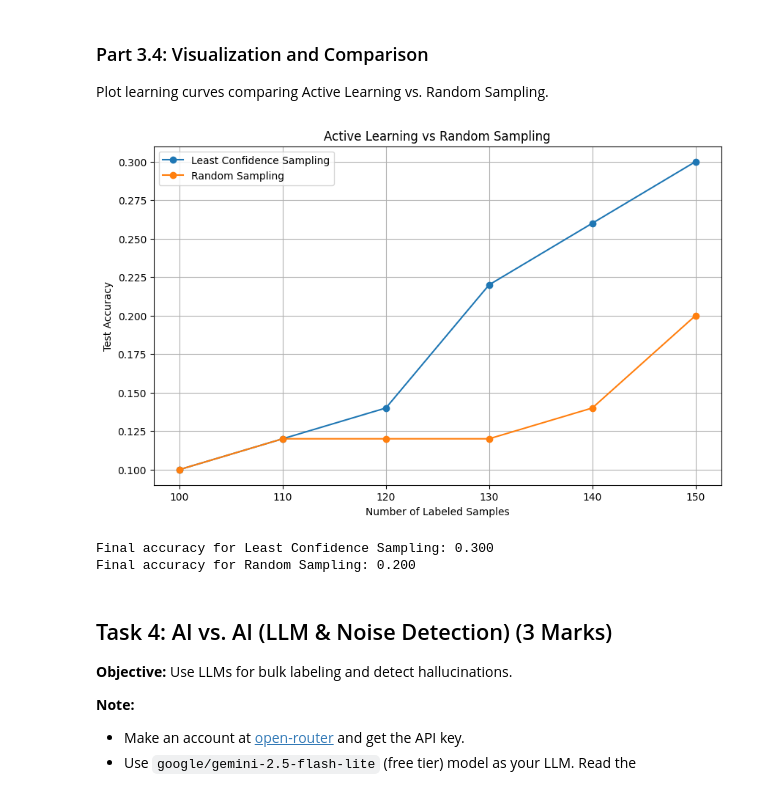
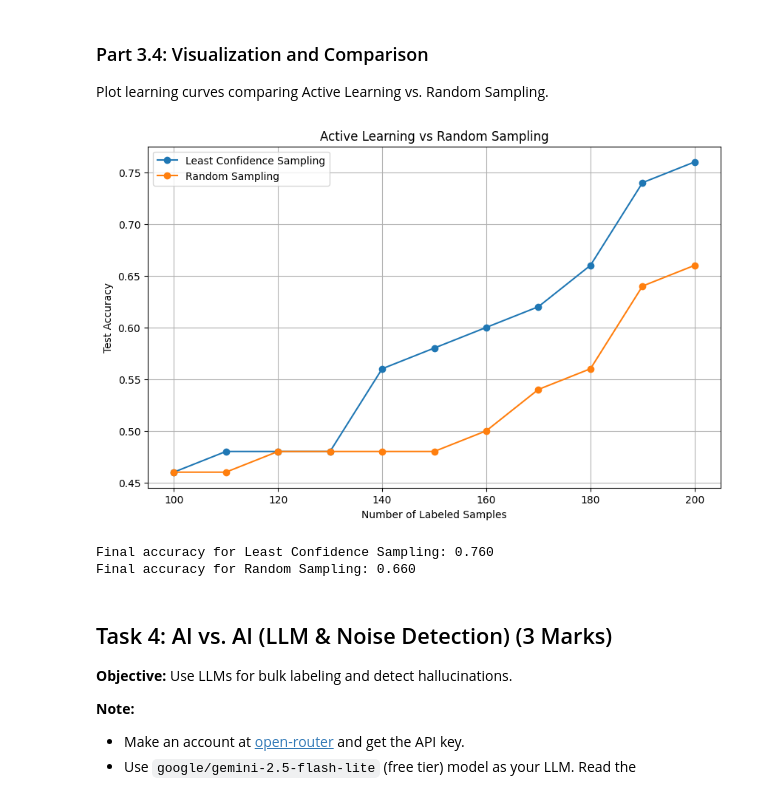
Before and after one commit to yuvraj-rathod-1202/sttai_assignments, a Jupyter notebook: assignment2/assignment2-stt.ipynb, the cells around one changed output. Drawn from its saved outputs; the diff is of its cells as text; code cells hidden in the pictures.

Commit message:
increased steps in active learning loop

```diff
--- a/assignment2/assignment2-stt.ipynb
+++ b/assignment2/assignment2-stt.ipynb
@@ -704,7 +701,7 @@ def run_active_learning_loop(X_seed, y_seed, X_pool, y_pool, X_test, y_test,
 
 
     # Train initial model on seed data
-    model = LogisticRegression(multi_class='multinomial', solver='lbfgs', max_iter=1000)
+    model = LogisticRegression(solver='lbfgs', max_iter=1000)
     model.fit(X_train, y_train)
 
     # TODO: Evaluate initial model and log results
@@ -742,7 +739,7 @@ def run_active_learning_loop(X_seed, y_seed, X_pool, y_pool, X_test, y_test,
     return n_labels_history, accuracy_history
 
 # TODO: Run active learning with least confidence strategy
-n_labels_lc, acc_lc = run_active_learning_loop(X_seed, y_seed, X_pool, y_pool, X_test, y_test, least_confidence_sampling)
+n_labels_lc, acc_lc = run_active_learning_loop(X_seed, y_seed, X_pool, y_pool, X_test, y_test, least_confidence_sampling, steps=10)
 # %% [markdown]
 ### Part 3.4: Visualization and Comparison
 
@@ -750,25 +747,25 @@ Plot learning curves comparing Active Learning vs. Random Sampling.
 # %%
 # TODO: Run active learning with random sampling (baseline)
 # TODO: Plot learning curves of active learning and random sampling wrt to number of samples
-n_labels_random, acc_random = run_active_learning_loop(X_seed, y_seed, X_pool, y_pool, X_test, y_test, random_sampling)
+n_labels_random, acc_random = run_active_learning_loop(X_seed, y_seed, X_pool, y_pool, X_test, y_test, random_sampling, steps=10)
 plt.figure(figsize=(10, 6))
 plt.plot(n_labels_lc, acc_lc, marker='o', label='Least Confidence Sampling')
 plt.plot(n_labels_random, acc_random, marker='o', label='Random Sampling')
 plt.title('Active Learning vs Random Sampling')
 plt.xlabel('Number of Labeled Samples')
 plt.ylabel('Test Accuracy')
 plt.legend()
 plt.grid()
 plt.show()
 
 
 # TODO: Print comparison summary for active learning and random sampling final accuracy
 print(f"Final accuracy for Least Confidence Sampling: {acc_lc[-1]:.3f}")
 print(f"Final accuracy for Random Sampling: {acc_random[-1]:.3f}")
 # %% [output]
-[figure, old version]
+[figure, new version]
-Final accuracy for Least Confidence Sampling: 0.300
-Final accuracy for Random Sampling: 0.200
+Final accuracy for Least Confidence Sampling: 0.760
+Final accuracy for Random Sampling: 0.660
 # %% [markdown]
 ## Task 4: AI vs. AI (LLM & Noise Detection) (3 Marks)
 
```
Also changed, not shown: parts of 2 cells of this notebook.
